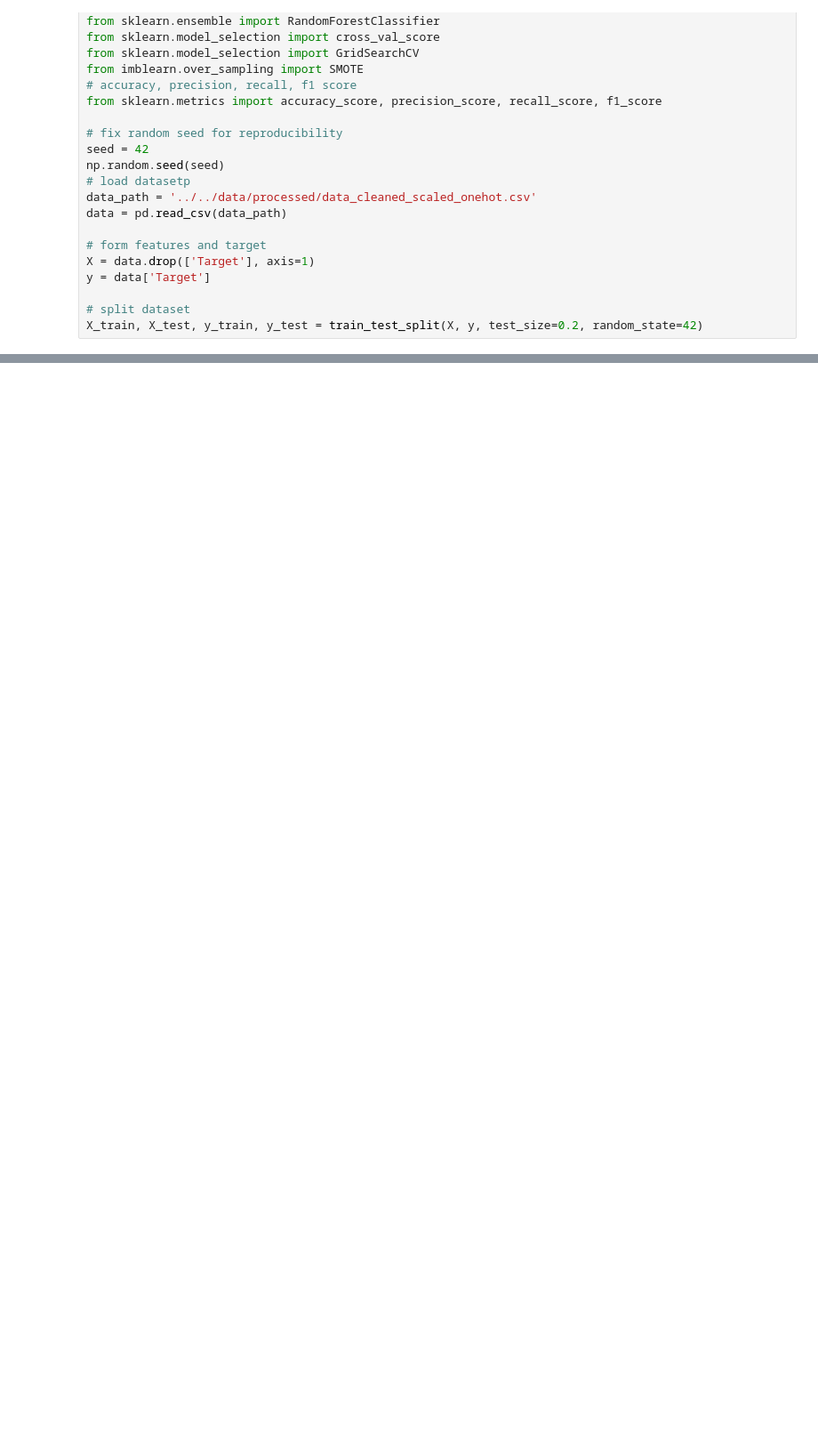
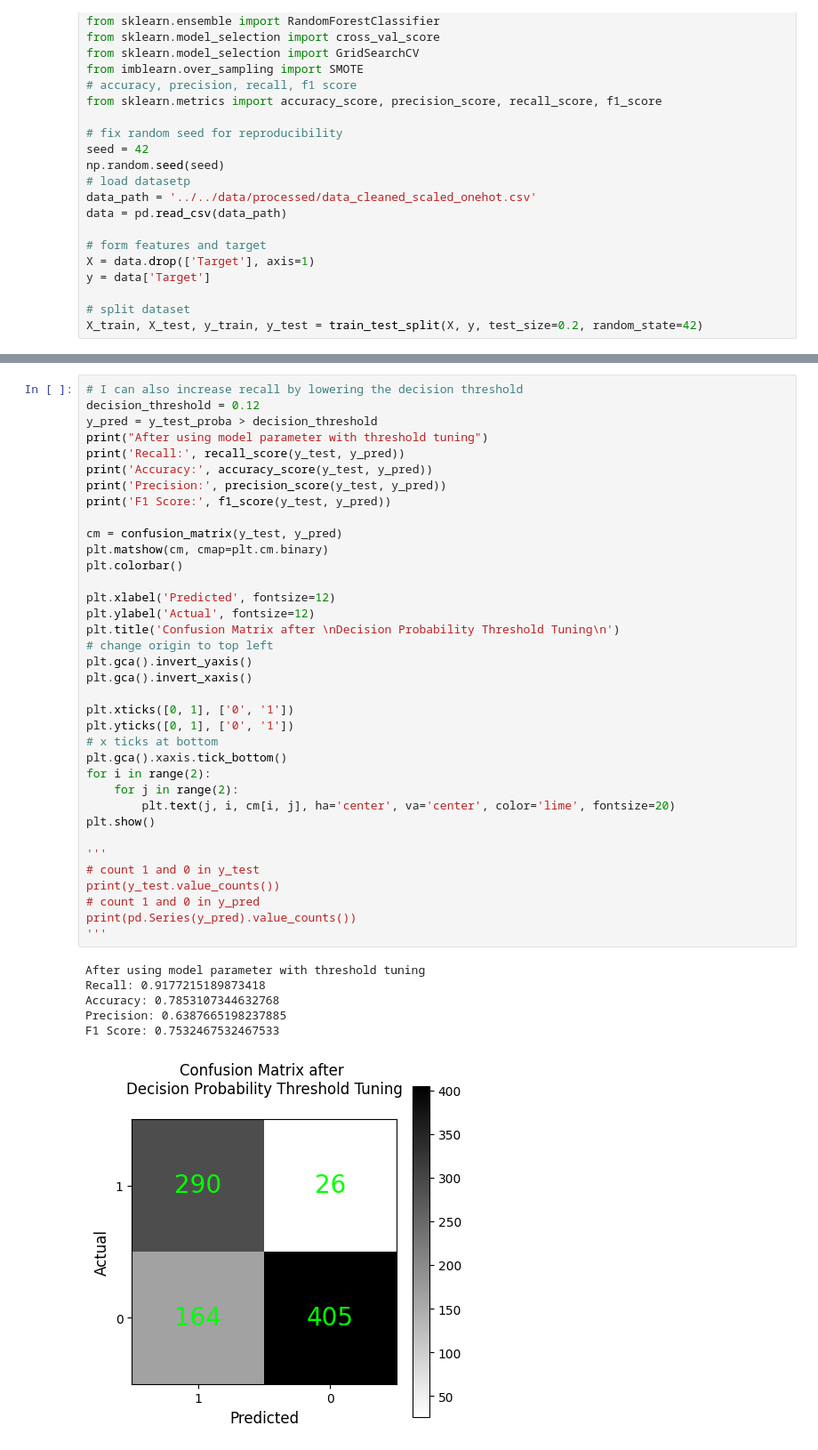
Before and after one commit to jnqian99/academic-performance, a Jupyter notebook: notebooks/6_classification/svm_classify.ipynb, the cells around one changed output, grey strips where cells are left out. Shown at 89% size. Drawn from its saved outputs; the diff is of its cells as text; blank space fills up the shorter version.

```diff
--- a/notebooks/6_classification/svm_classify.ipynb
+++ b/notebooks/6_classification/svm_classify.ipynb
@@ -154,0 +188,43 @@ Confusion Matrix: [TP, FP], [FN, TN]
+# %%
+# I can also increase recall by lowering the decision threshold
+decision_threshold = 0.12
+y_pred = y_test_proba > decision_threshold
+print("After using model parameter with threshold tuning")
+print('Recall:', recall_score(y_test, y_pred))
+print('Accuracy:', accuracy_score(y_test, y_pred))
+print('Precision:', precision_score(y_test, y_pred))
+print('F1 Score:', f1_score(y_test, y_pred))
+
+cm = confusion_matrix(y_test, y_pred)
+plt.matshow(cm, cmap=plt.cm.binary)
+plt.colorbar()
+
+plt.xlabel('Predicted', fontsize=12)
+plt.ylabel('Actual', fontsize=12)
+plt.title('Confusion Matrix after \nDecision Probability Threshold Tuning\n')
+# change origin to top left
+plt.gca().invert_yaxis()
+plt.gca().invert_xaxis()
+
+plt.xticks([0, 1], ['0', '1'])
+plt.yticks([0, 1], ['0', '1'])
+# x ticks at bottom
+plt.gca().xaxis.tick_bottom()
+for i in range(2):
+    for j in range(2):
+        plt.text(j, i, cm[i, j], ha='center', va='center', color='lime', fontsize=20)
+plt.show()
+
+'''
+# count 1 and 0 in y_test
+print(y_test.value_counts())
+# count 1 and 0 in y_pred
+print(pd.Series(y_pred).value_counts())
+'''
+# %% [output]
+After using model parameter with threshold tuning
+Recall: 0.9177215189873418
+Accuracy: 0.7853107344632768
+Precision: 0.6387665198237885
+F1 Score: 0.7532467532467533
+[figure, added]
```
Also changed, not shown: parts of 8 cells of this notebook, 15 other files.
